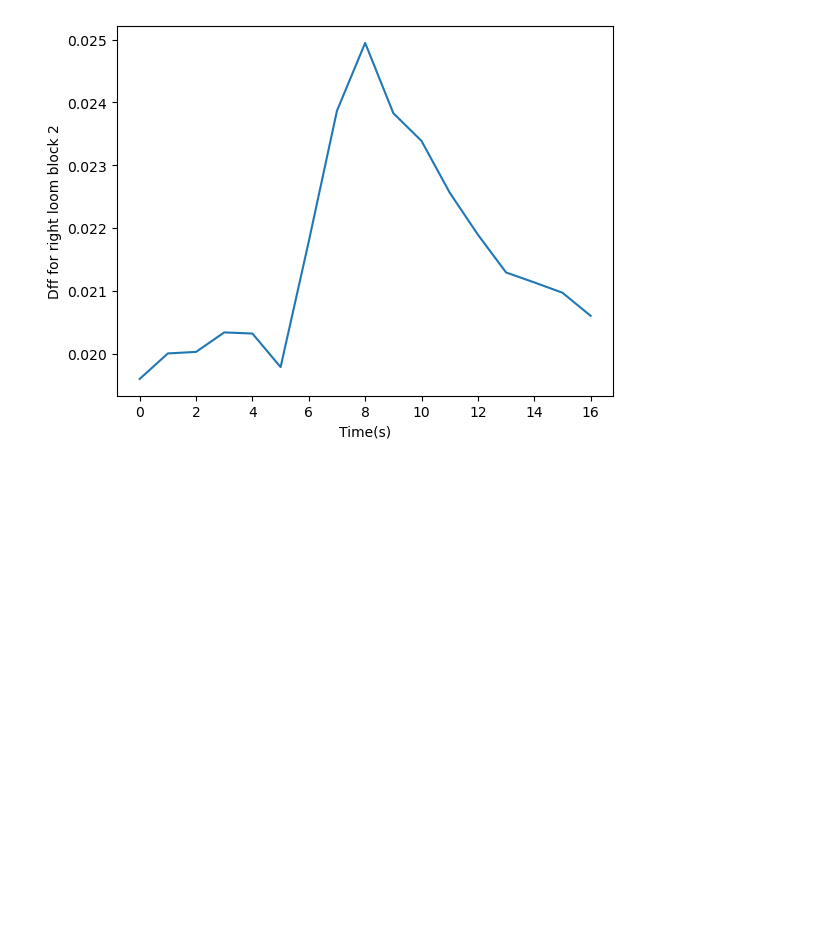
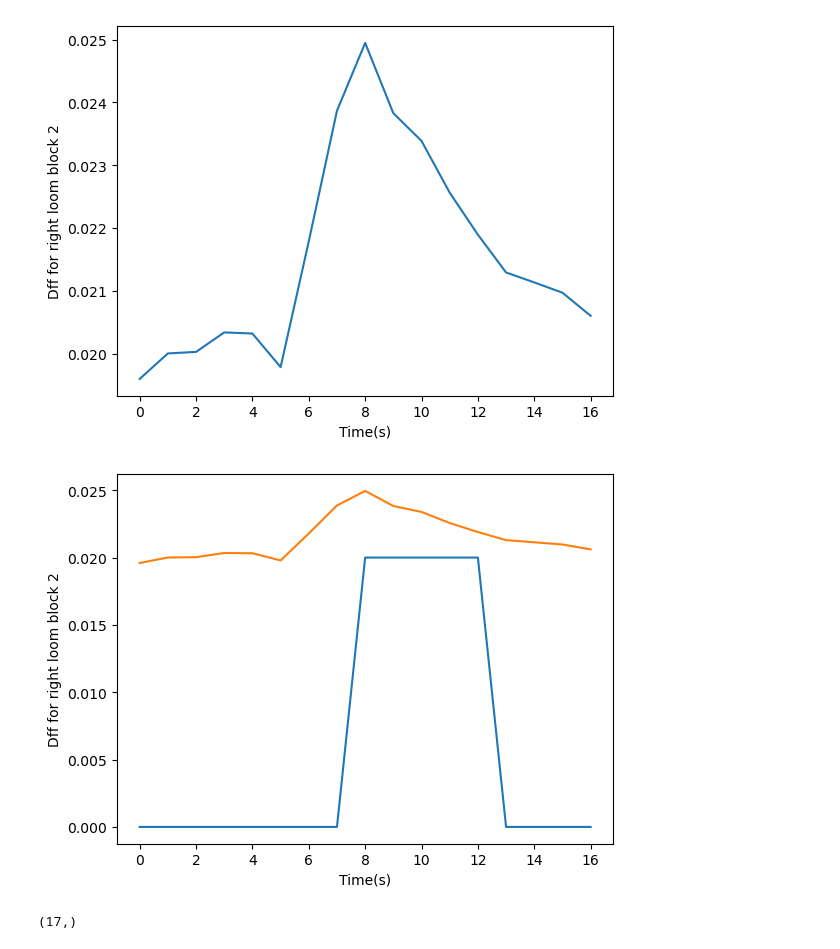
Before and after one commit to asheux/neurofish, a Jupyter notebook: MexicanZebraFish.ipynb, the cells around one changed output. Cells and saved outputs as stored; diff of their text form; code cells hidden in the pictures; blank space fills up the shorter version.

```diff
--- a/MexicanZebraFish.ipynb
+++ b/MexicanZebraFish.ipynb
@@ -250,3 +260,17 @@ plt.ylabel('Dff for right loom block 2')
 plt.show()
 # %% [output]
 [figure]
+# %%
+xright = rlt.mean(axis=0)
+plt.plot(stimuli[6, indx+1:(indx*2) + 1][-(index2*2):-index2]/50)
+# plt.plot(np.mean(loom_right.to_numpy(),0))
+plt.plot(xright)
+plt.xlabel('Time(s)')
+plt.ylabel('Dff for right loom block 2')
+plt.show()
+# %% [output]
+[figure, added]
+# %%
+stimuli[6, indx+1:(indx*2) + 1][-(index2*2):-index2].shape
+# %% [output]
+(17,)
```
Also changed, not shown: parts of 8 cells of this notebook.
